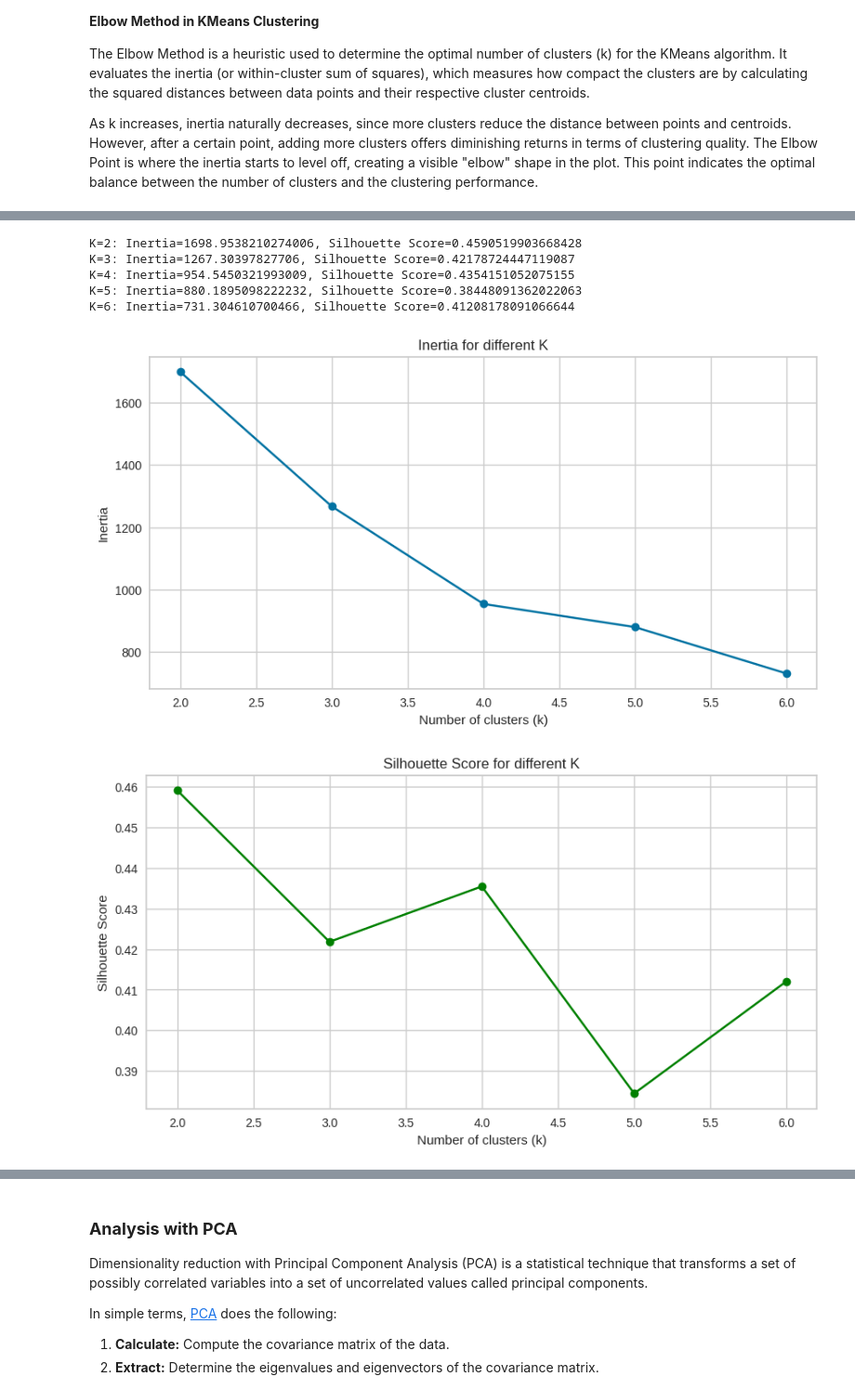
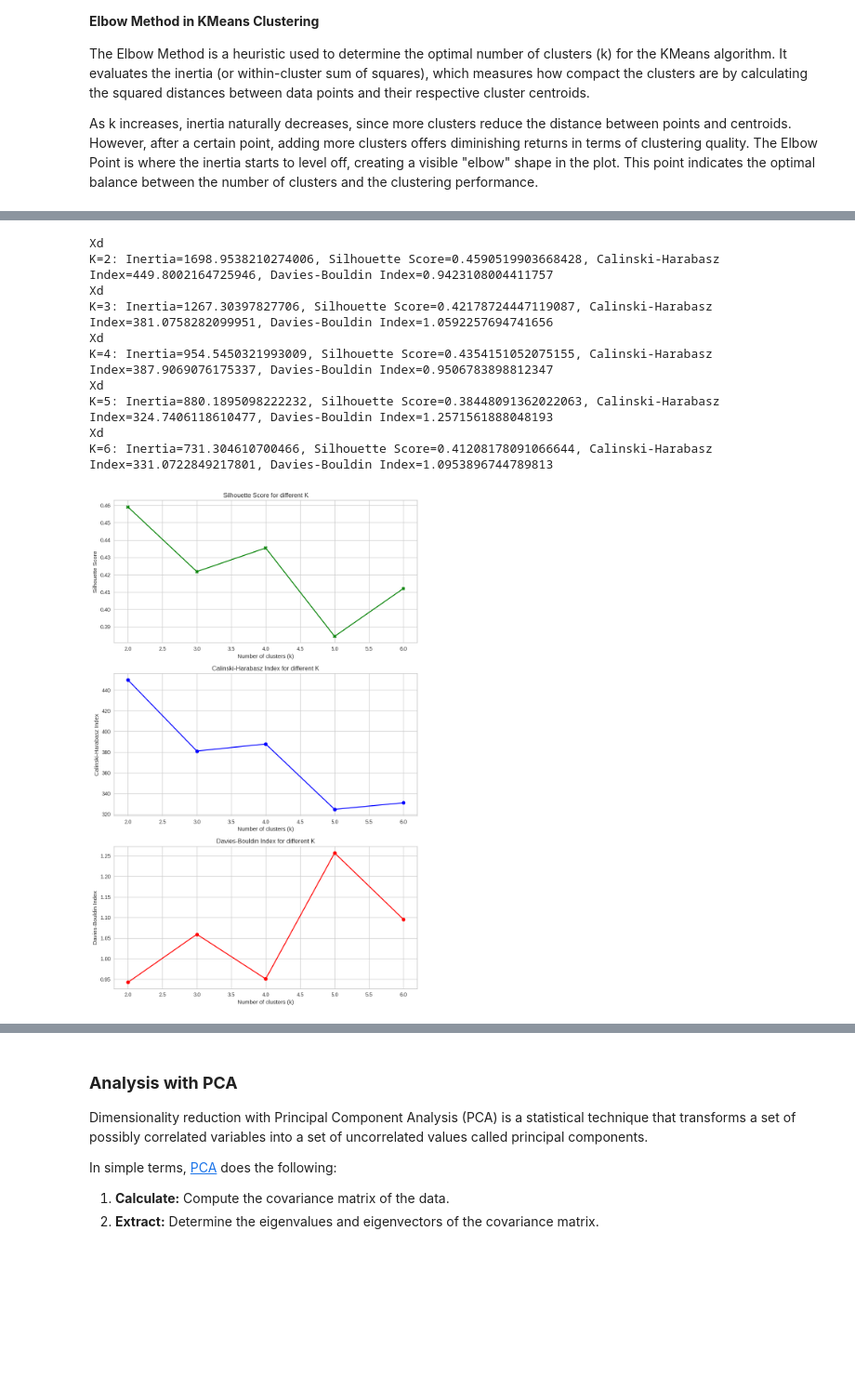
Before and after one commit to Diegodepab/clustering_genes, a Jupyter notebook: code/Lab1_sporulation_filtered.ipynb, the cells around one changed output, grey strips where cells are left out. Shown at 93% size. Saved outputs shown, nothing was run; the diff lists cells and outputs as text; code cells hidden in the pictures; blank space fills up the shorter version.

```diff
--- a/code/Lab1_sporulation_filtered.ipynb
+++ b/code/Lab1_sporulation_filtered.ipynb
@@ -234,40 +235,87 @@ In the next section of the code, we will apply the KMeans algorithm to our datas
 We will visualize the Silhouette Scores for different values of k (number of clusters), which will help us assess the optimal number of clusters for our data. The plot will provide a graphical representation of how well-separated and coherent the clusters are, making it easier to interpret which k offers the best performance.
 # %%
 def evaluate_kmeans_clustering(data, min_k=2, max_k=10):
+    metrics_kmers = {}  # Diccionario para almacenar los resultados de las métricas
     silhouette_scores = []
     inertias = []
+    calinski_harabasz_scores = []
+    davies_bouldin_scores = []
     k_values = range(min_k, max_k + 1)
 
     for k in k_values:
         kmeans = KMeans(n_clusters=k, random_state=42)
         kmeans.fit(data)
 
         # Inertia (within-cluster sum of squares)
         inertia = kmeans.inertia_
         inertias.append(inertia)
 
         # Silhouette Score
         silhouette_avg = silhouette_score(data, kmeans.labels_)
         silhouette_scores.append(silhouette_avg)
 
-        print(f"K={k}: Inertia={inertia}, Silhouette Score={silhouette_avg}")
+        # Calinski-Harabasz Index
+        calinski_harabasz = calinski_harabasz_score(data, kmeans.labels_)
+        calinski_harabasz_scores.append(calinski_harabasz)
 
-    # Plotting Silhouette Score for each k
-    plt.figure(figsize=(10, 6))
-    plt.plot(k_values, silhouette_scores, 'X-', color='green', marker='X')
+        # Davies-Bouldin Index
+        davies_bouldin = davies_bouldin_score(data, kmeans.labels_)
+        davies_bouldin_scores.append(davies_bouldin)
+
+        # Almacenar resultados en el diccionario
+        print("Xd")
+        metrics_kmers[k] = {
+            'Inertia': inertia,
+            'Silhouette Score': silhouette_avg,
+            'Calinski-Harabasz Index': calinski_harabasz,
+            'Davies-Bouldin Index': davies_bouldin
+        }
+
+        print(f"K={k}: Inertia={inertia}, Silhouette Score={silhouette_avg}, "
+              f"Calinski-Harabasz Index={calinski_harabasz}, Davies-Bouldin Index={davies_bouldin}")
+
+    # Plotting the metrics for each k
+    plt.figure(figsize=(9, 14))
+
+    # Silhouette Score plot
+    plt.subplot(3, 1, 1)
+    plt.plot(k_values, silhouette_scores, 'X-', color='green')
     plt.title("Silhouette Score for different K")
     plt.xlabel("Number of clusters (k)")
     plt.ylabel("Silhouette Score")
     plt.grid(True)
+
+    # Calinski-Harabasz Index plot
+    plt.subplot(3, 1, 2)
+    plt.plot(k_values, calinski_harabasz_scores, 'o-', color='blue')
+    plt.title("Calinski-Harabasz Index for different K")
+    plt.xlabel("Number of clusters (k)")
+    plt.ylabel("Calinski-Harabasz Index")
+    plt.grid(True)
+
+    # Davies-Bouldin Index plot
+    plt.subplot(3, 1, 3)
+    plt.plot(k_values, davies_bouldin_scores, 'o-', color='red')
+    plt.title("Davies-Bouldin Index for different K")
+    plt.xlabel("Number of clusters (k)")
+    plt.ylabel("Davies-Bouldin Index")
+    plt.grid(True)
+
+    plt.tight_layout()
     plt.show()
+    return metrics_kmers
 
-
-evaluate_kmeans_clusters(scaled_data, min_k=2, max_k=6)
+# Llama a la función con tus datos escalados
+metrics_kmers = evaluate_kmeans_clustering(scaled_data, min_k=2, max_k=6)
 # %% [output]
-K=2: Inertia=1698.9538210274006, Silhouette Score=0.4590519903668428
-K=3: Inertia=1267.30397827706, Silhouette Score=0.42178724447119087
-K=4: Inertia=954.5450321993009, Silhouette Score=0.4354151052075155
-K=5: Inertia=880.1895098222232, Silhouette Score=0.38448091362022063
-K=6: Inertia=731.304610700466, Silhouette Score=0.41208178091066644
+Xd
+K=2: Inertia=1698.9538210274006, Silhouette Score=0.4590519903668428, Calinski-Harabasz Index=449.8002164725946, Davies-Bouldin Index=0.9423108004411757
+Xd
+K=3: Inertia=1267.30397827706, Silhouette Score=0.42178724447119087, Calinski-Harabasz Index=381.0758282099951, Davies-Bouldin Index=1.0592257694741656
+Xd
+K=4: Inertia=954.5450321993009, Silhouette Score=0.4354151052075155, Calinski-Harabasz Index=387.9069076175337, Davies-Bouldin Index=0.9506783898812347
+Xd
+K=5: Inertia=880.1895098222232, Silhouette Score=0.38448091362022063, Calinski-Harabasz Index=324.7406118610477, Davies-Bouldin Index=1.2571561888048193
+Xd
+K=6: Inertia=731.304610700466, Silhouette Score=0.41208178091066644, Calinski-Harabasz Index=331.0722849217801, Davies-Bouldin Index=1.0953896744789813
-[figure, old version]
+[figure, new version]
-[figure, removed]
```
Also changed, not shown: parts of 10 cells of this notebook, 6 other files.
